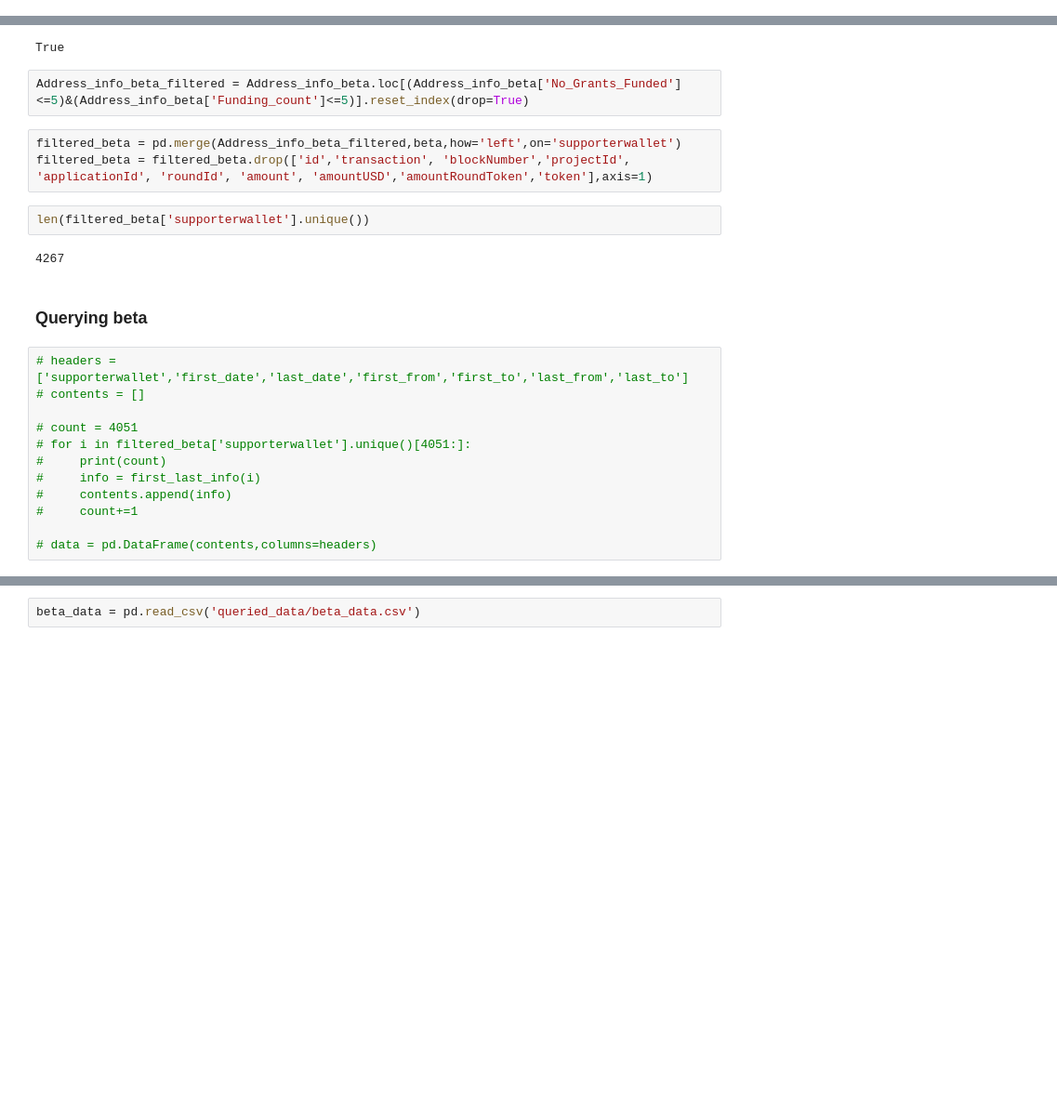
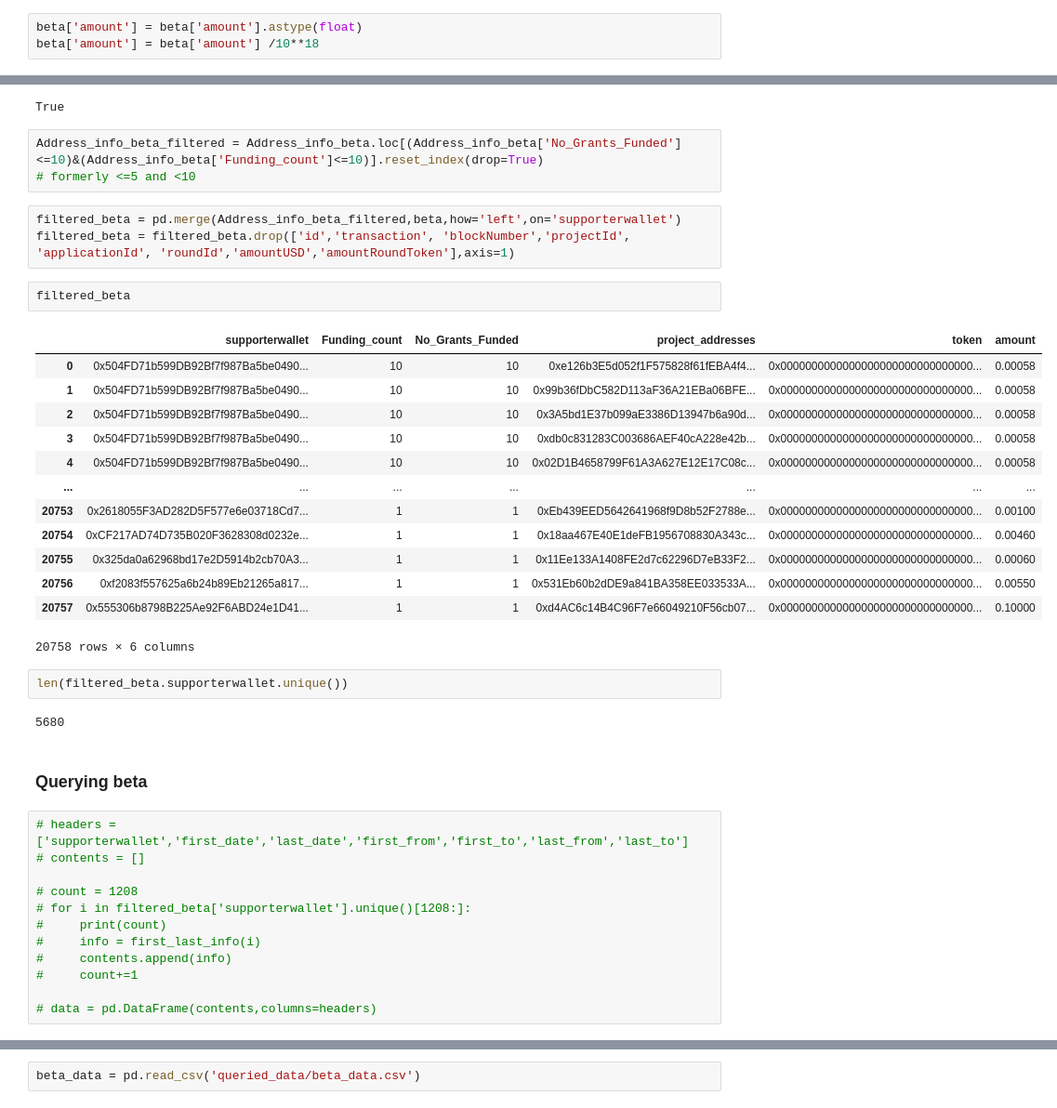
Before and after one commit to G-r-ay/Beta-Round-Analysis, a Jupyter notebook: voters.ipynb, the cells around one changed output, grey strips where cells are left out. Shown at 93% size. Cells and saved outputs as stored; diff of their text form; blank space fills up the shorter version.

```diff
--- a/voters.ipynb
+++ b/voters.ipynb
@@ -223,3 +223,6 @@ cultivate_data_infra = pd.merge(cut_filtered,df_result,on='supporterwallet',how=
 # %%
 beta = pd.read_csv('voters/beta_round_votes.csv')
 beta.dropna(subset=['voter'],inplace=True)
+# %%
+beta['amount'] = beta['amount'].astype(float)
+beta['amount'] = beta['amount'] /10**18
@@ -239,22 +258,39 @@ Address_info_beta.shape[0] == len(beta['supporterwallet'].unique())
 # %% [output]
 True
 # %%
-Address_info_beta_filtered = Address_info_beta.loc[(Address_info_beta['No_Grants_Funded']<=5)&(Address_info_beta['Funding_count']<=5)].reset_index(drop=True)
+Address_info_beta_filtered = Address_info_beta.loc[(Address_info_beta['No_Grants_Funded']<=10)&(Address_info_beta['Funding_count']<=10)].reset_index(drop=True)
+# formerly <=5 and <10
 # %%
 filtered_beta = pd.merge(Address_info_beta_filtered,beta,how='left',on='supporterwallet')
-filtered_beta = filtered_beta.drop(['id','transaction', 'blockNumber','projectId', 'applicationId', 'roundId', 'amount', 'amountUSD','amountRoundToken','token'],axis=1)
+filtered_beta = filtered_beta.drop(['id','transaction', 'blockNumber','projectId', 'applicationId', 'roundId','amountUSD','amountRoundToken'],axis=1)
+# %%
+filtered_beta
+# %% [output]
+|  | supporterwallet | Funding_count | No_Grants_Funded | project_addresses | token | amount |
+| 0 | 0x504FD71b599DB92Bf7f987Ba5be0490... | 10 | 10 | 0xe126b3E5d052f1F575828f61fEBA4f4... | 0x0000000000000000000000000000000... | 0.00058 |
+| 1 | 0x504FD71b599DB92Bf7f987Ba5be0490... | 10 | 10 | 0x99b36fDbC582D113aF36A21EBa06BFE... | 0x0000000000000000000000000000000... | 0.00058 |
+| 2 | 0x504FD71b599DB92Bf7f987Ba5be0490... | 10 | 10 | 0x3A5bd1E37b099aE3386D13947b6a90d... | 0x0000000000000000000000000000000... | 0.00058 |
+| 3 | 0x504FD71b599DB92Bf7f987Ba5be0490... | 10 | 10 | 0xdb0c831283C003686AEF40cA228e42b... | 0x0000000000000000000000000000000... | 0.00058 |
+| 4 | 0x504FD71b599DB92Bf7f987Ba5be0490... | 10 | 10 | 0x02D1B4658799F61A3A627E12E17C08c... | 0x0000000000000000000000000000000... | 0.00058 |
+| ... | ... | ... | ... | ... | ... | ... |
+| 20753 | 0x2618055F3AD282D5F577e6e03718Cd7... | 1 | 1 | 0xEb439EED5642641968f9D8b52F2788e... | 0x0000000000000000000000000000000... | 0.00100 |
+| 20754 | 0xCF217AD74D735B020F3628308d0232e... | 1 | 1 | 0x18aa467E40E1deFB1956708830A343c... | 0x0000000000000000000000000000000... | 0.00460 |
+| 20755 | 0x325da0a62968bd17e2D5914b2cb70A3... | 1 | 1 | 0x11Ee133A1408FE2d7c62296D7eB33F2... | 0x0000000000000000000000000000000... | 0.00060 |
+| 20756 | 0xf2083f557625a6b24b89Eb21265a817... | 1 | 1 | 0x531Eb60b2dDE9a841BA358EE033533A... | 0x0000000000000000000000000000000... | 0.00550 |
+| 20757 | 0x555306b8798B225Ae92F6ABD24e1D41... | 1 | 1 | 0xd4AC6c14B4C96F7e66049210F56cb07... | 0x0000000000000000000000000000000... | 0.10000 |
+20758 rows × 6 columns
 # %%
-len(filtered_beta['supporterwallet'].unique())
+len(filtered_beta.supporterwallet.unique())
 # %% [output]
-4267
+5680
 # %% [markdown]
 ### Querying beta
 # %%
 # headers = ['supporterwallet','first_date','last_date','first_from','first_to','last_from','last_to']
 # contents = []
 
-# count = 4051
-# for i in filtered_beta['supporterwallet'].unique()[4051:]:
+# count = 1208
+# for i in filtered_beta['supporterwallet'].unique()[1208:]:
 #     print(count)
 #     info = first_last_info(i)
 #     contents.append(info)
```
Also changed, not shown: parts of 7 cells of this notebook, 1 other file.
